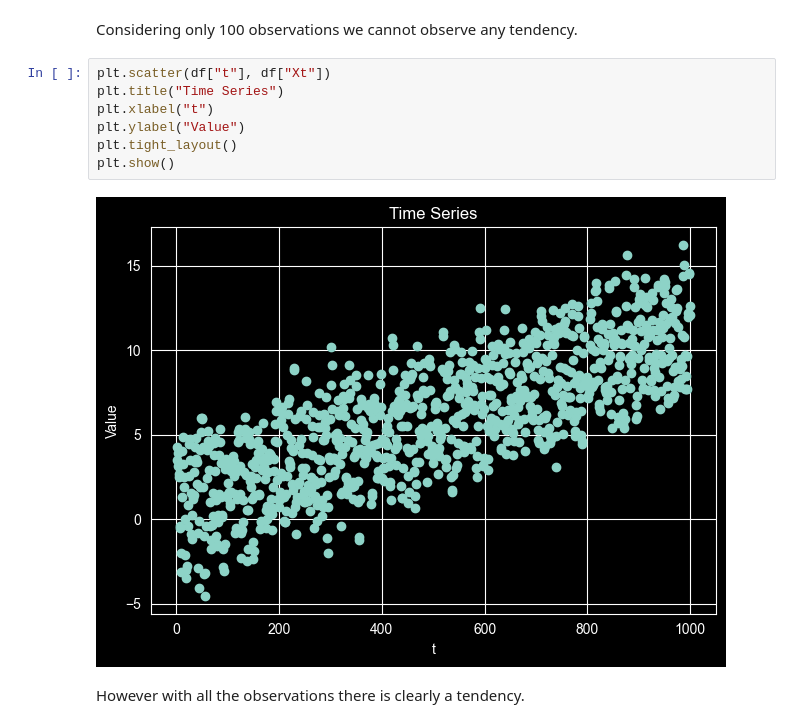
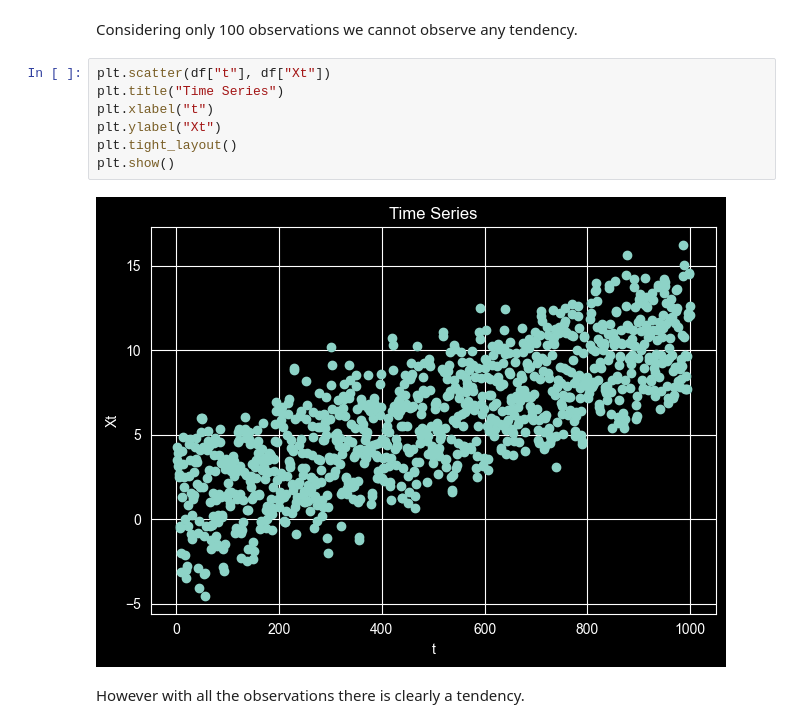
Before and after one commit to cyriaque04/timeseries-arma-sarima-forecast, a Jupyter notebook: EDA.ipynb, the cells around one changed output. Drawn from its saved outputs; the diff is of its cells as text.

```diff
--- a/EDA.ipynb
+++ b/EDA.ipynb
@@ -56,12 +81,12 @@ Considering only 100 observations we cannot observe any tendency.
 # %%
 plt.scatter(df["t"], df["Xt"])
 plt.title("Time Series")
 plt.xlabel("t")
-plt.ylabel("Value")
+plt.ylabel("Xt")
 plt.tight_layout()
 plt.show()
 # %% [output]
-[figure, old version]
+[figure, new version]
 # %% [markdown]
 However with all the observations there is clearly a tendency.
 # %%
```
Also changed, not shown: parts of 10 cells of this notebook.
